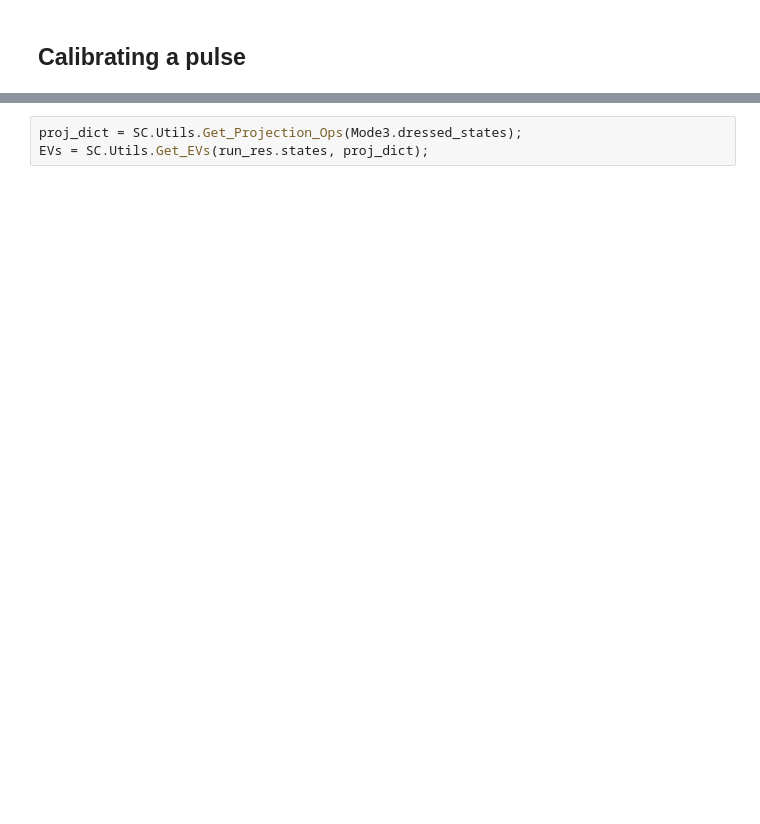
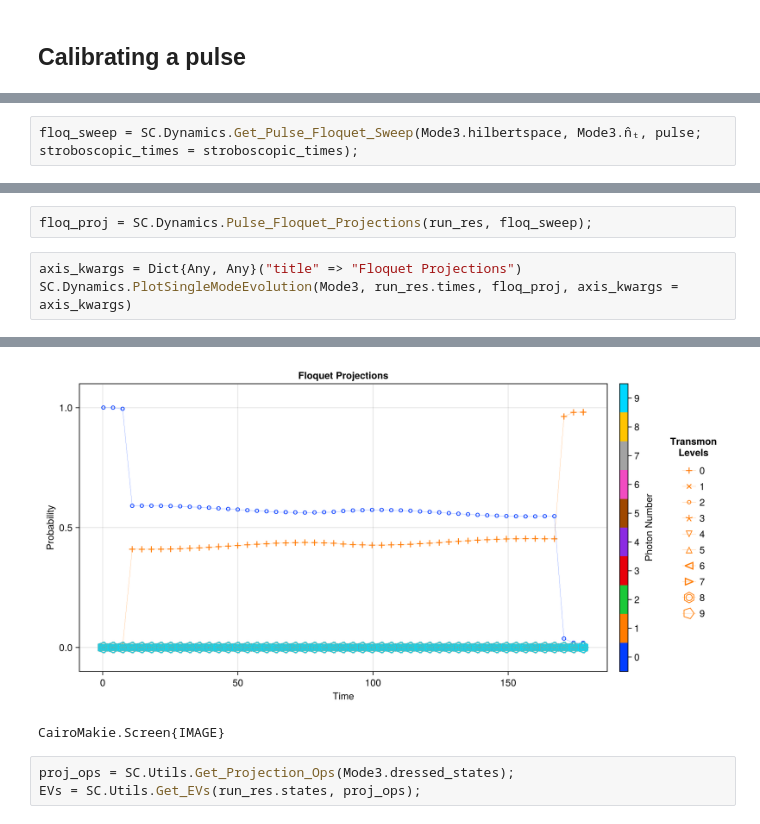
Before and after one commit to Gavin-Rockwood/SuperconductingCavities, a Jupyter notebook: Dev/DevTesting.ipynb, the cells around one changed output, grey strips where cells are left out. Drawn from its saved outputs; the diff is of its cells as text; blank space fills up the shorter version.

```diff
--- a/Dev/DevTesting.ipynb
+++ b/Dev/DevTesting.ipynb
@@ -310,0 +363,2 @@ Dict{Symbol, Int64} with 1 entry:
+# %%
+floq_sweep = SC.Dynamics.Get_Pulse_Floquet_Sweep(Mode3.hilbertspace, Mode3.n̂ₜ, pulse; stroboscopic_times = stroboscopic_times);
@@ -310,0 +371,6 @@ Dict{Symbol, Int64} with 1 entry:
+# %%
+floq_proj = SC.Dynamics.Pulse_Floquet_Projections(run_res, floq_sweep);
+# %%
+axis_kwargs = Dict{Any, Any}("title" => "Floquet Projections")
+SC.Dynamics.PlotSingleModeEvolution(Mode3, run_res.times, floq_proj, axis_kwargs = axis_kwargs)
+# %% [output]
@@ -311,4 +378,6 @@ Dict{Symbol, Int64} with 1 entry:
+[figure, added]
+CairoMakie.Screen{IMAGE}
 # %%
-proj_dict = SC.Utils.Get_Projection_Ops(Mode3.dressed_states);
-EVs = SC.Utils.Get_EVs(run_res.states, proj_dict);
+proj_ops = SC.Utils.Get_Projection_Ops(Mode3.dressed_states);
+EVs = SC.Utils.Get_EVs(run_res.states, proj_ops);
 # %%
```
Also changed, not shown: parts of 18 cells of this notebook, 9 other files.
